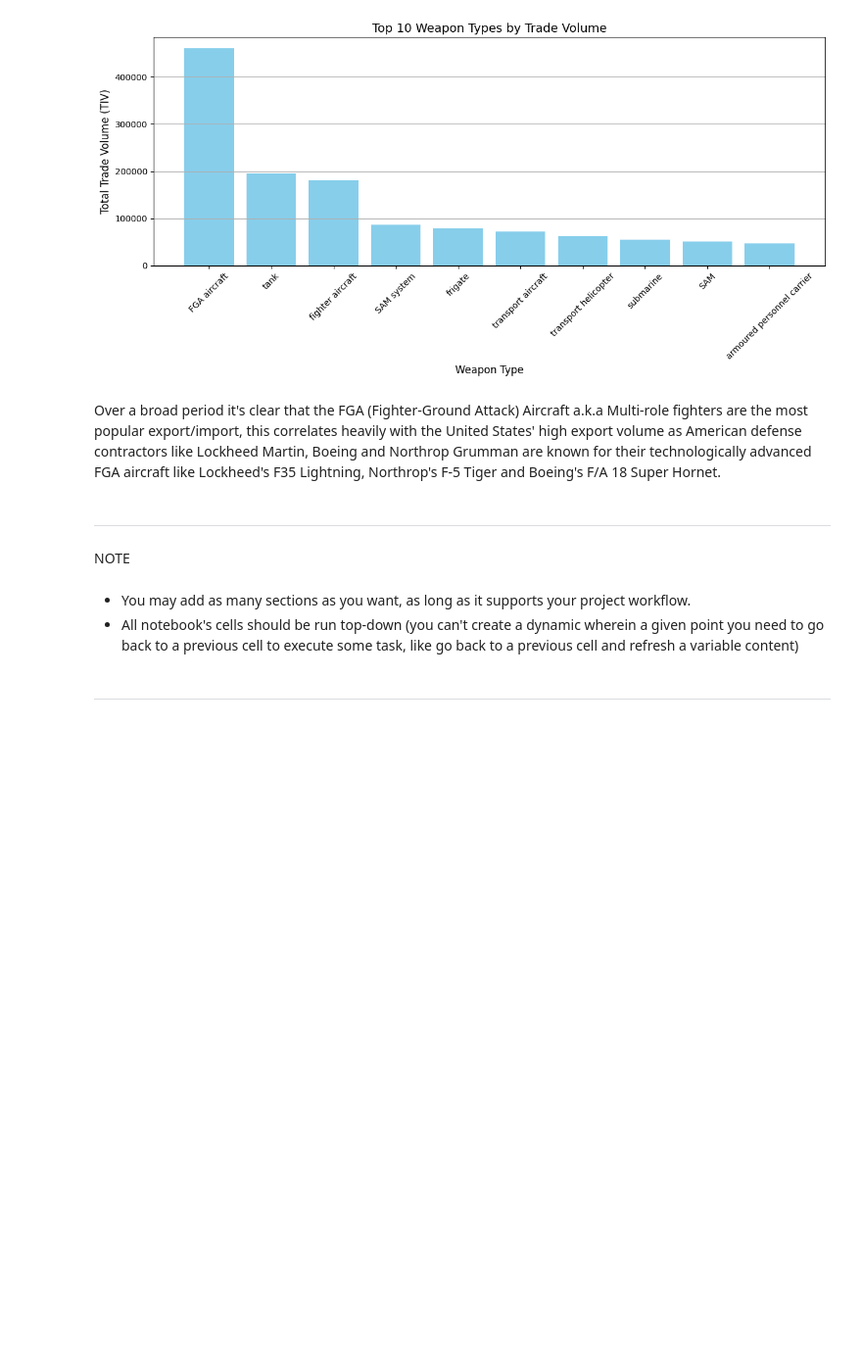
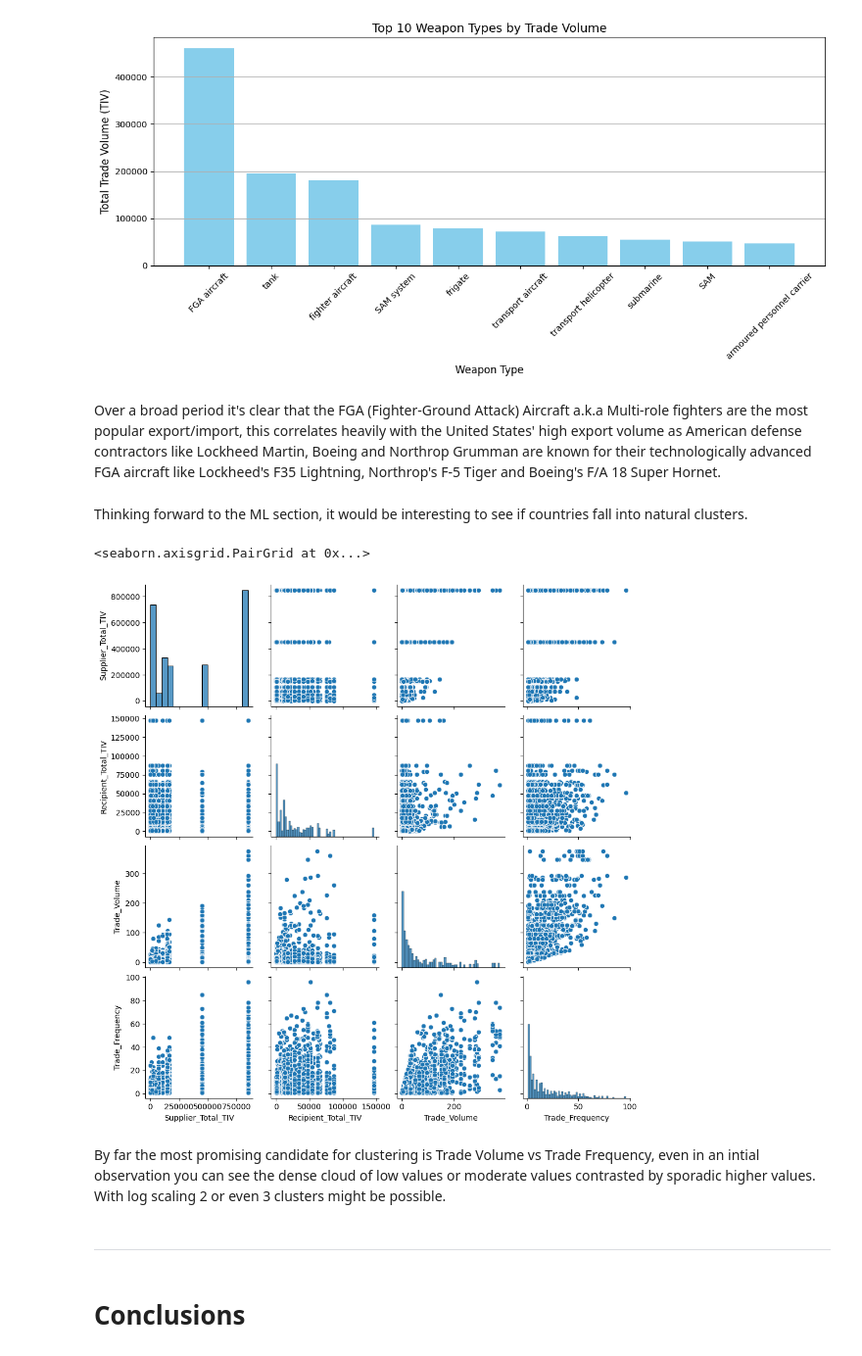
Before and after one commit to J-Bicheno/Arms-Import-Export-Analysis, a Jupyter notebook: jupyter_notebooks/Initial_Visualisation.ipynb, the cells around one changed output. Shown at 98% size. Cells and saved outputs as stored; diff of their text form; code cells hidden in the pictures; blank space fills up the shorter version.

Commit message:
pairplot created to visualise relationships between features, potential clusters identified

```diff
--- a/jupyter_notebooks/Initial_Visualisation.ipynb
+++ b/jupyter_notebooks/Initial_Visualisation.ipynb
@@ -227,12 +227,17 @@ plt.show()
 [figure]
 # %% [markdown]
 Over a broad period it's clear that the FGA (Fighter-Ground Attack) Aircraft a.k.a Multi-role fighters are the most popular export/import, this correlates heavily with the United States' high export volume as American defense contractors like Lockheed Martin, Boeing and Northrop Grumman are known for their technologically advanced FGA aircraft like Lockheed's F35 Lightning, Northrop's F-5 Tiger and Boeing's F/A 18 Super Hornet.
+# %% [markdown]
+Thinking forward to the ML section, it would be interesting to see if countries fall into natural clusters.
+# %%
+features = ['Supplier_Total_TIV', 'Recipient_Total_TIV', 'Trade_Volume', 'Trade_Frequency']
+sns.pairplot(arms_enhance_df[features])
+# %% [output]
+<seaborn.axisgrid.PairGrid at 0x...>
+[figure, added]
+# %% [markdown]
+By far the most promising candidate for clustering is Trade Volume vs Trade Frequency, even in an intial observation you can see the dense cloud of low values or moderate values contrasted by sporadic higher values. With log scaling 2 or even 3 clusters might be possible.
 # %% [markdown]
 ---
-# %% [markdown]
-NOTE
-# %% [markdown]
-* You may add as many sections as you want, as long as it supports your project workflow.
-* All notebook's cells should be run top-down (you can't create a dynamic wherein a given point you need to go back to a previous cell to execute some task, like go back to a previous cell and refresh a variable content)
 # %% [markdown]
----
+# Conclusions
```
Also changed, not shown: parts of 4 cells of this notebook.
